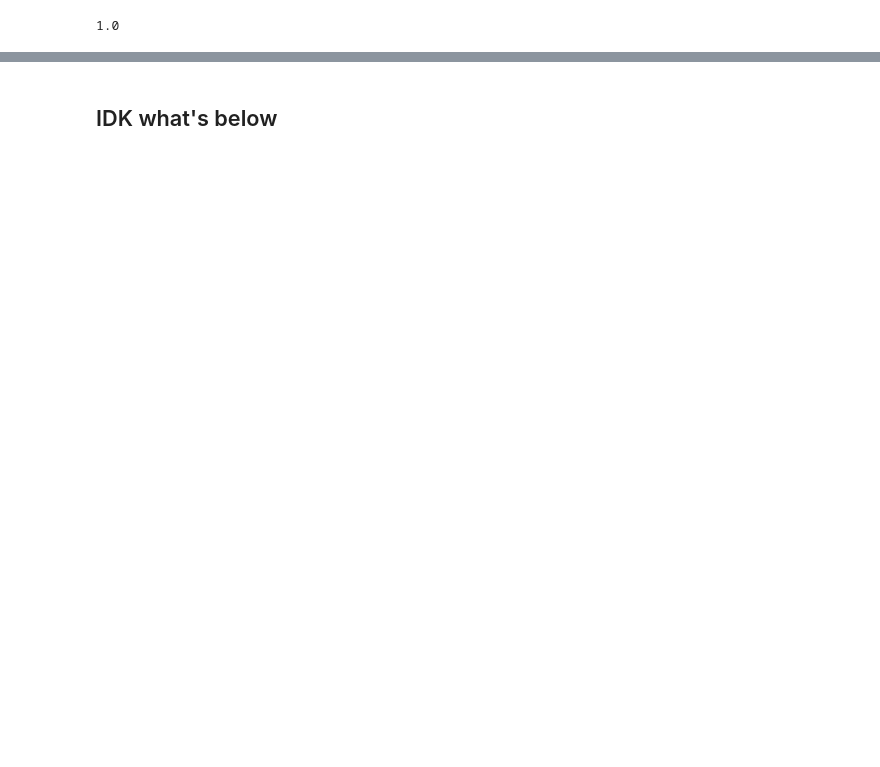
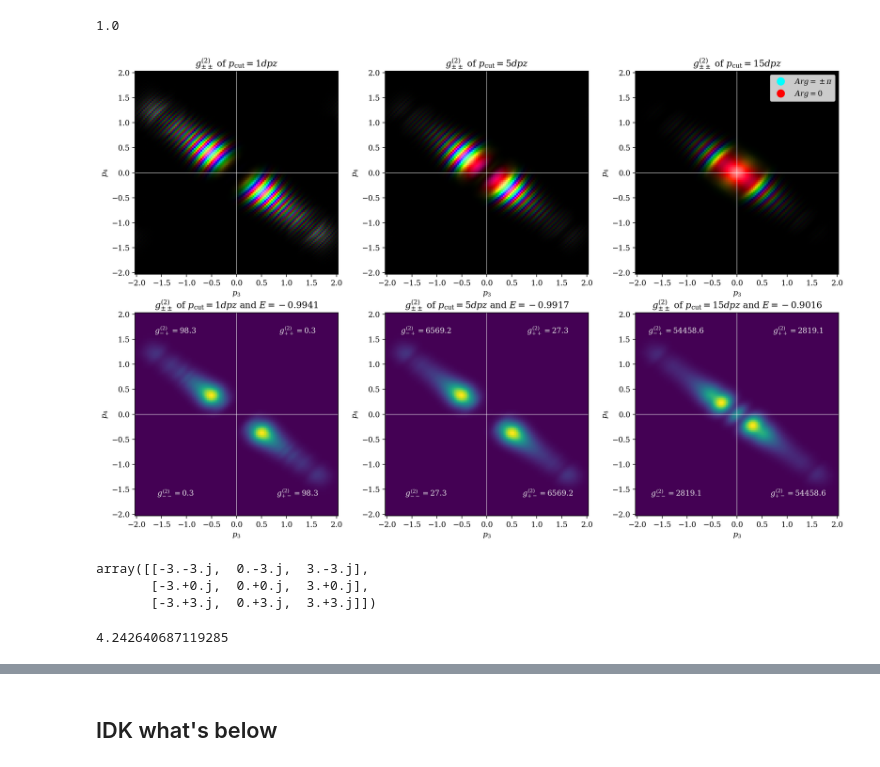
Before and after one commit to TonyXTYan/halo_simulations, a Jupyter notebook: entangled_halo_v.a.6 (20230211-114917-F) scattering - mid yr talk-Copy1 - view only.ipynb, the cells around one changed output, grey strips where cells are left out. Saved outputs shown, nothing was run; the diff lists cells and outputs as text; code cells hidden in the pictures; blank space fills up the shorter version.

```diff
--- a/entangled_halo_v.a.6 (20230211-114917-F) scattering - mid yr talk-Copy1 - view only.ipynb
+++ b/entangled_halo_v.a.6 (20230211-114917-F) scattering - mid yr talk-Copy1 - view only.ipynb
@@ -1538,7 +1565,7 @@ def gp3p4_dhalo_calc(phi,cut=5.0,offset3=0,offset4=0):
 #     ind3 = abs(pzlin-offset3) < (cut+1e-15)*dpz
 #     ind4 = abs(pzlin-offset4) < (cut+1e-15)*dpz
     ind3 = abs(pzlin-offset3) < (cut+1e-15)*dpz
-    ind4 = abs(pzlin+offset4) < (cut+1e-15)*dpz
+    ind4 = abs(pzlin-offset4) < (cut+1e-15)*dpz
 #     ind3 = np.logical_or(abs(pzlin-offset3) < (cut+1e-15)*dpz, abs(pzlin+offset3) < (cut+1e-15)*dpz)
 #     ind4 = np.logical_or(abs(pzlin-offset4) < (cut+1e-15)*dpz, abs(pzlin+offset4) < (cut+1e-15)*dpz)
     gx3x4 = np.trapz(np.abs(phi[:,:,:,ind4])**2,pzlin[ind4],axis=3)
@@ -1615,0 +1667,66 @@ phi, swnf = phiAndSWNF(psi, nthreads=8)
+# %%
+def gp3p4_dhalo_calc_noAb(phi,cut=5.0,offset3=0,offset4=0):
+#     ind3 = abs(pzlin-offset3) < (cut+1e-15)*dpz
+#     ind4 = abs(pzlin-offset4) < (cut+1e-15)*dpz
+    ind3 = abs(pzlin-offset3) < (cut+1e-15)*dpz
+    ind4 = abs(pzlin-offset4) < (cut+1e-15)*dpz
+#     ind3 = np.logical_or(abs(pzlin-offset3) < (cut+1e-15)*dpz, abs(pzlin+offset3) < (cut+1e-15)*dpz)
+#     ind4 = np.logical_or(abs(pzlin-offset4) < (cut+1e-15)*dpz, abs(pzlin+offset4) < (cut+1e-15)*dpz)
+    gx3x4 = np.trapz(phi[:,:,:,ind4],pzlin[ind4],axis=3)
+    gx3x4 = np.trapz(gx3x4[:,ind3,:],pzlin[ind3],axis=1)
+    return gx3x4
+# %%
+from matplotlib.lines import Line2D
+legend_elements = [Line2D([0], [0], marker='o', color='cyan', label='$Arg=\pm\pi$', markersize=10, lw=0),
+                   Line2D([0], [0], marker='o', color='red', label='$Arg=0$', markersize=10, lw=0)]
+# %%
+plt.figure(figsize=(14,9))
+
+# cut_list = [1, 10, 30]
+cut_list = [1, 5, 15]
+for i in range(3):
+    cut = cut_list[i]
+    gx3x4 = gp3p4_dhalo_calc_noAb(psi,cut=cut,offset3=(1.25/4)*(3*8/14)*hb*k,offset4=(1.25/4)*(4*8/14)*hb*k)
+    plt.subplot(2,3,i+1)
+    gx3x4_img = colorize(gx3x4.T)
+#     plot_dhalo_gp3p4(gx3x4_img,cut)
+#     fig, ax = plt.subplots()
+
+    xip = pxlin > +0*cut*dpz
+    xim = pxlin < -0*cut*dpz
+    gpp = np.trapz(np.trapz(gx3x4[:,xip],pxlin[xip],axis=1)[xip],pxlin[xip],axis=0)
+    gpm = np.trapz(np.trapz(gx3x4[:,xim],pxlin[xim],axis=1)[xip],pxlin[xip],axis=0)
+    gmp = np.trapz(np.trapz(gx3x4[:,xip],pxlin[xip],axis=1)[xim],pxlin[xim],axis=0)
+    gmm = np.trapz(np.trapz(gx3x4[:,xim],pxlin[xim],axis=1)[xim],pxlin[xim],axis=0)
+#     E = (gpp+gmm-gpm-gmp)/((gpp+gmm+gpm+gmp))
+
+    plt.imshow(gx3x4_img, extent=np.array([-pxmax,pxmax,-pzmax,pzmax])/(hb*k))
+#     ax.imshow(np.flipud(gx3x4_img.T), extent=np.array([-pxmax,pxmax,-pzmax,pzmax])/(hb*k))
+#     plt.title("$g^{(2)}_{\pm\pm}$ of $p_\mathrm{cut} = "+str(cut)+"dpz$ and $E="+str(round(E,4))+"$")
+    plt.title("$g^{(2)}_{\pm\pm}$ of $p_\mathrm{cut} = "+str(cut)+"dpz$")
+    plt.xlabel("$p_3$")
+    plt.ylabel("$p_4$")
+    plt.axhline(y=0,color='white',alpha=0.8,linewidth=0.7)
+    plt.axvline(x=0,color='white',alpha=0.8,linewidth=0.7)
+#     plt.text(+pxmax*0.6/(hb*k),+pxmax*0.8/(hb*k),"$g^{(2)}_{++}="+str(round(gpp,4))+"$", color='white',ha='center',alpha=0.9)
+#     plt.text(-pxmax*0.6/(hb*k),+pxmax*0.8/(hb*k),"$g^{(2)}_{-+}="+str(round(gmp,4))+"$", color='white',ha='center',alpha=0.9)
+#     plt.text(+pxmax*0.6/(hb*k),-pxmax*0.8/(hb*k),"$g^{(2)}_{+-}="+str(round(gpm,4))+"$", color='white',ha='center',alpha=0.9)
+#     plt.text(-pxmax*0.6/(hb*k),-pxmax*0.8/(hb*k),"$g^{(2)}_{--}="+str(round(gmm,4))+"$", color='white',ha='center',alpha=0.9)
+plt.legend(handles=legend_elements, loc='upper right')
+
+for i in range(3):
+    cut = cut_list[i]
+    gx3x4 = gp3p4_dhalo_calc(psi,cut=cut,offset3=(1.25/4)*(3*8/14)*hb*k,offset4=(1.25/4)*(4*8/14)*hb*k)
+    plt.subplot(2,3,i+1+3)
+    plot_dhalo_gp3p4(gx3x4,cut)
+
+# plt.colorbar()
+
+plt.tight_layout(pad=0)
+title = "double halo corr with phase"
+plt.savefig("output/"+title+".pdf", dpi=600)
+plt.savefig("output/"+title+".png", dpi=600)
+
+plt.show()
+# %% [output]
+[figure, added]
@@ -1615,0 +1740,10 @@ phi, swnf = phiAndSWNF(psi, nthreads=8)
+# %%
+z
+# %% [output]
+array([[-3.-3.j,  0.-3.j,  3.-3.j],
+       [-3.+0.j,  0.+0.j,  3.+0.j],
+       [-3.+3.j,  0.+3.j,  3.+3.j]])
+# %%
+np.abs(z).max()
+# %% [output]
+4.242640687119285
```
Also changed, not shown: parts of 20 cells of this notebook, 3 other files.
